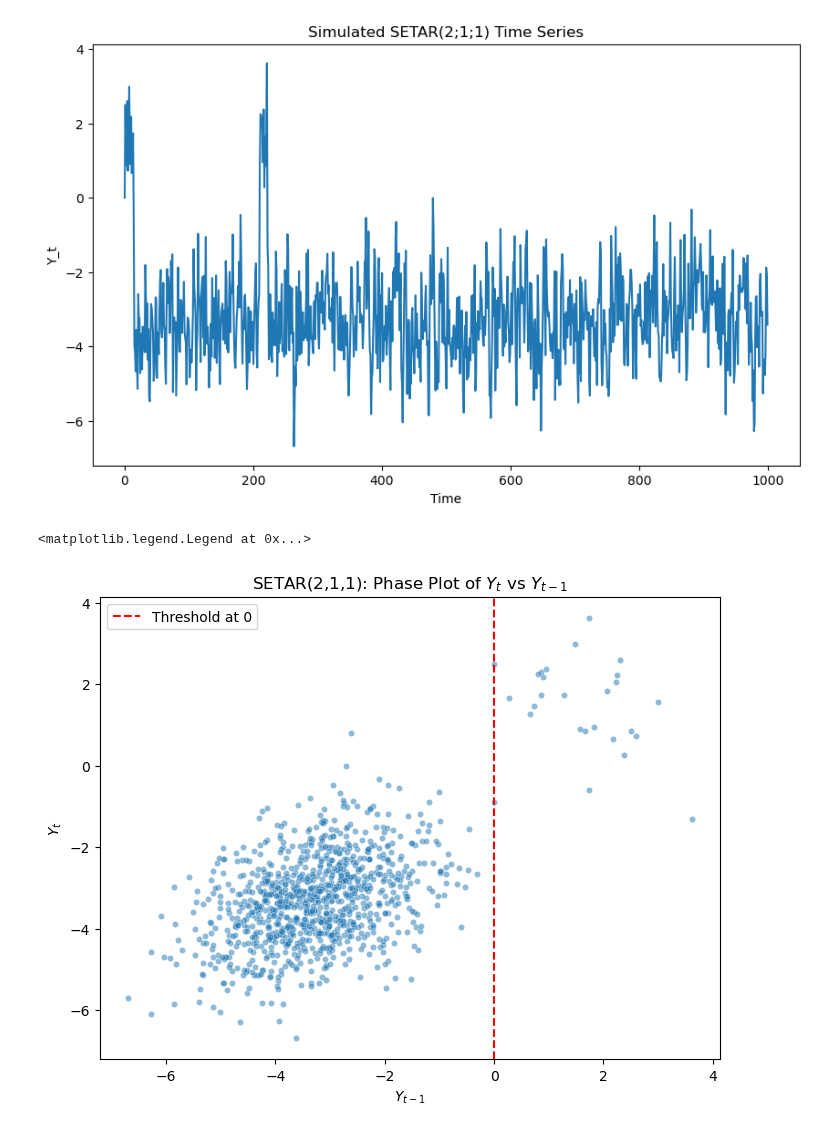
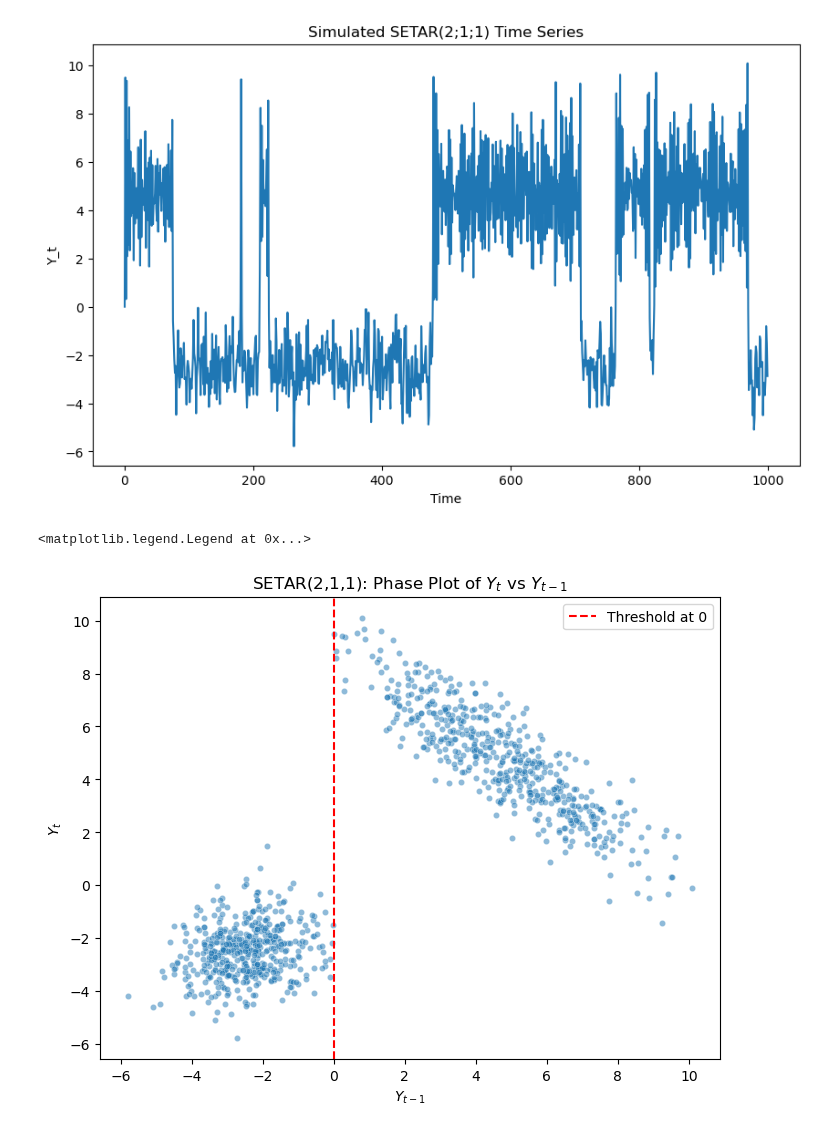
Before and after one commit to gustavn19/advanced_time_series_analysis, a Jupyter notebook: computer_exercise_2.ipynb, the cells around one changed output. Saved outputs shown, nothing was run; the diff lists cells and outputs as text; code cells hidden in the pictures.

```diff
--- a/computer_exercise_2.ipynb
+++ b/computer_exercise_2.ipynb
@@ -1,32 +1,31 @@
 # %%
 # Simulate SETAR(2;1;1)
 import numpy as np
 import pandas as pd
 import matplotlib.pyplot as plt
 import seaborn as sns
 
-np.random.seed(42)
 a_0_1 = -2
-a_1_1 = 0.4
-a_0_2 = 2
-a_1_2 = -0.4
+a_1_1 = 0.2
+a_0_2 = 9
+a_1_2 = -0.9
 
 n = 1000
 Y = np.zeros(n)
 for t in range(1, n):
     if Y[t-1] < 0:
         Y[t] = a_0_1 + a_1_1* Y[t-1] + np.random.normal()
     else:
         Y[t] = a_0_2 + a_1_2 * Y[t-1] + np.random.normal()
 df = pd.DataFrame(Y, columns=['Value'])
 plt.figure(figsize=(10, 6))
 sns.lineplot(data=df, x=df.index, y='Value')
 plt.title('Simulated SETAR(2;1;1) Time Series')
 plt.xlabel('Time')
 plt.ylabel('Y_t')
 plt.show()
 # %% [output]
-[figure, old version]
+[figure, new version]
 # %%
 # Plot X vs X-1
 
@@ -42,4 +41,4 @@ plt.ylabel("$Y_t$")
 plt.legend()
 # %% [output]
 <matplotlib.legend.Legend at 0x...>
-[figure, old version]
+[figure, new version]
```
Also changed, not shown: parts of 2 cells of this notebook, 2 other files.
